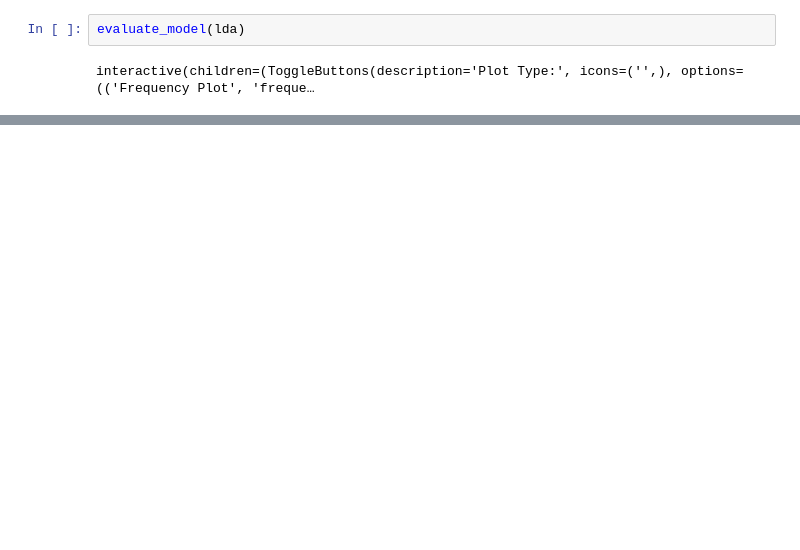
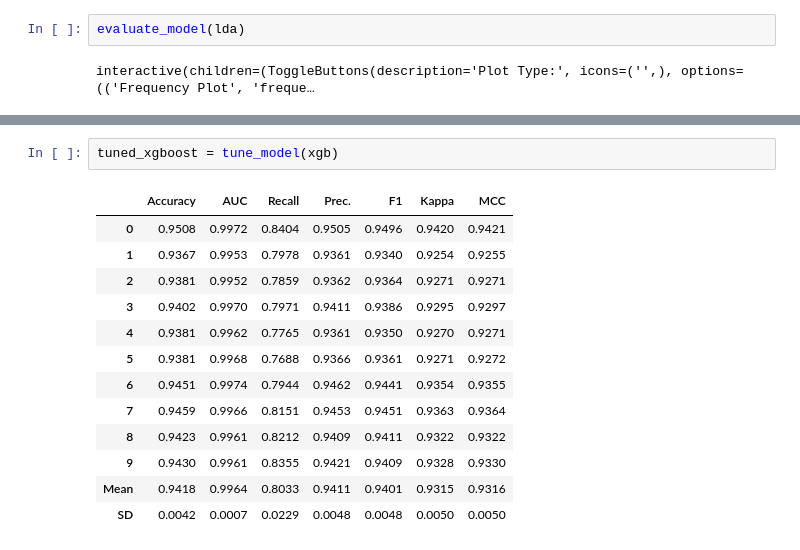
Before and after one commit to montgoz007/bugs-caret, a Jupyter notebook: pathway_classify.ipynb, the cells around one changed output, grey strips where cells are left out. Saved outputs shown, nothing was run; the diff lists cells and outputs as text; blank space fills up the shorter version.

```diff
--- a/pathway_classify.ipynb
+++ b/pathway_classify.ipynb
@@ -547,0 +475,16 @@ Best Model: Latent Dirichlet Allocation | # Topics: 200 | R2 : 0.6064
+# %%
+tuned_xgboost = tune_model(xgb)
+# %% [output]
+|  | Accuracy | AUC | Recall | Prec. | F1 | Kappa | MCC |
+| 0 | 0.9508 | 0.9972 | 0.8404 | 0.9505 | 0.9496 | 0.9420 | 0.9421 |
+| 1 | 0.9367 | 0.9953 | 0.7978 | 0.9361 | 0.9340 | 0.9254 | 0.9255 |
+| 2 | 0.9381 | 0.9952 | 0.7859 | 0.9362 | 0.9364 | 0.9271 | 0.9271 |
+| 3 | 0.9402 | 0.9970 | 0.7971 | 0.9411 | 0.9386 | 0.9295 | 0.9297 |
+| 4 | 0.9381 | 0.9962 | 0.7765 | 0.9361 | 0.9350 | 0.9270 | 0.9271 |
+| 5 | 0.9381 | 0.9968 | 0.7688 | 0.9366 | 0.9361 | 0.9271 | 0.9272 |
+| 6 | 0.9451 | 0.9974 | 0.7944 | 0.9462 | 0.9441 | 0.9354 | 0.9355 |
+| 7 | 0.9459 | 0.9966 | 0.8151 | 0.9453 | 0.9451 | 0.9363 | 0.9364 |
+| 8 | 0.9423 | 0.9961 | 0.8212 | 0.9409 | 0.9411 | 0.9322 | 0.9322 |
+| 9 | 0.9430 | 0.9961 | 0.8355 | 0.9421 | 0.9409 | 0.9328 | 0.9330 |
+| Mean | 0.9418 | 0.9964 | 0.8033 | 0.9411 | 0.9401 | 0.9315 | 0.9316 |
+| SD | 0.0042 | 0.0007 | 0.0229 | 0.0048 | 0.0048 | 0.0050 | 0.0050 |
```
Also changed, not shown: parts of 28 cells of this notebook, 2 other files.
